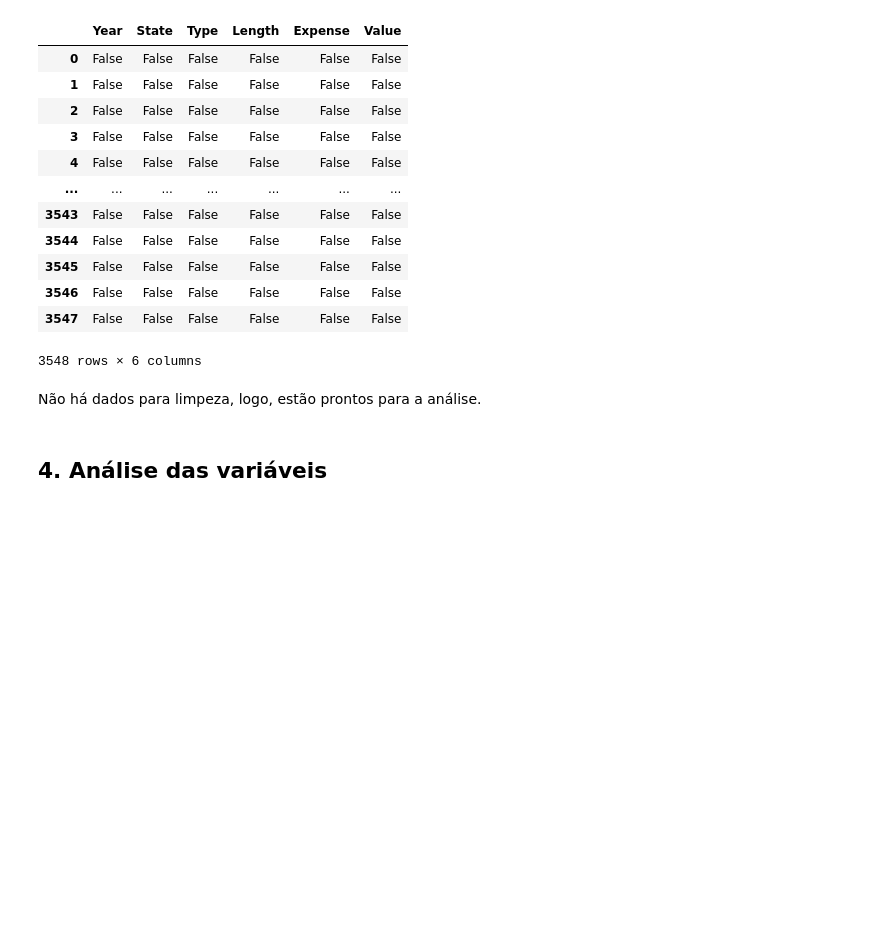
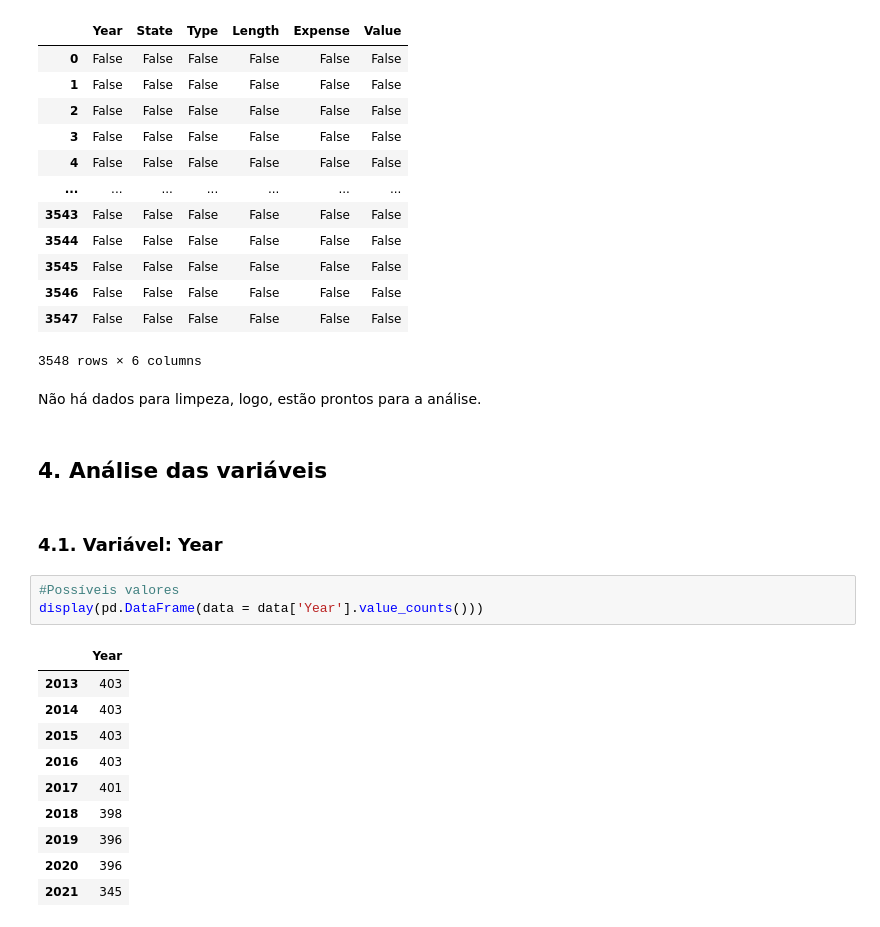
Before and after one commit to gabriellfelipe7/AnaliseExploratoria_AverageCostStudentUSA, a Jupyter notebook: AnaliseExploratoria_AverageCostStudentUSA.ipynb, the cells around one changed output. Drawn from its saved outputs; the diff is of its cells as text; blank space fills up the shorter version.

```diff
--- a/AnaliseExploratoria_AverageCostStudentUSA.ipynb
+++ b/AnaliseExploratoria_AverageCostStudentUSA.ipynb
@@ -138,3 +138,19 @@ data.isna()
 Não há dados para limpeza, logo, estão prontos para a análise.
 # %% [markdown]
 ## **4. Análise das variáveis**
+# %% [markdown]
+### **4.1. Variável: Year**
+# %%
+#Possíveis valores
+display(pd.DataFrame(data = data['Year'].value_counts()))
+# %% [output]
+|  | Year |
+| 2013 | 403 |
+| 2014 | 403 |
+| 2015 | 403 |
+| 2016 | 403 |
+| 2017 | 401 |
+| 2018 | 398 |
+| 2019 | 396 |
+| 2020 | 396 |
+| 2021 | 345 |
```
Also changed, not shown: parts of 5 cells of this notebook.
